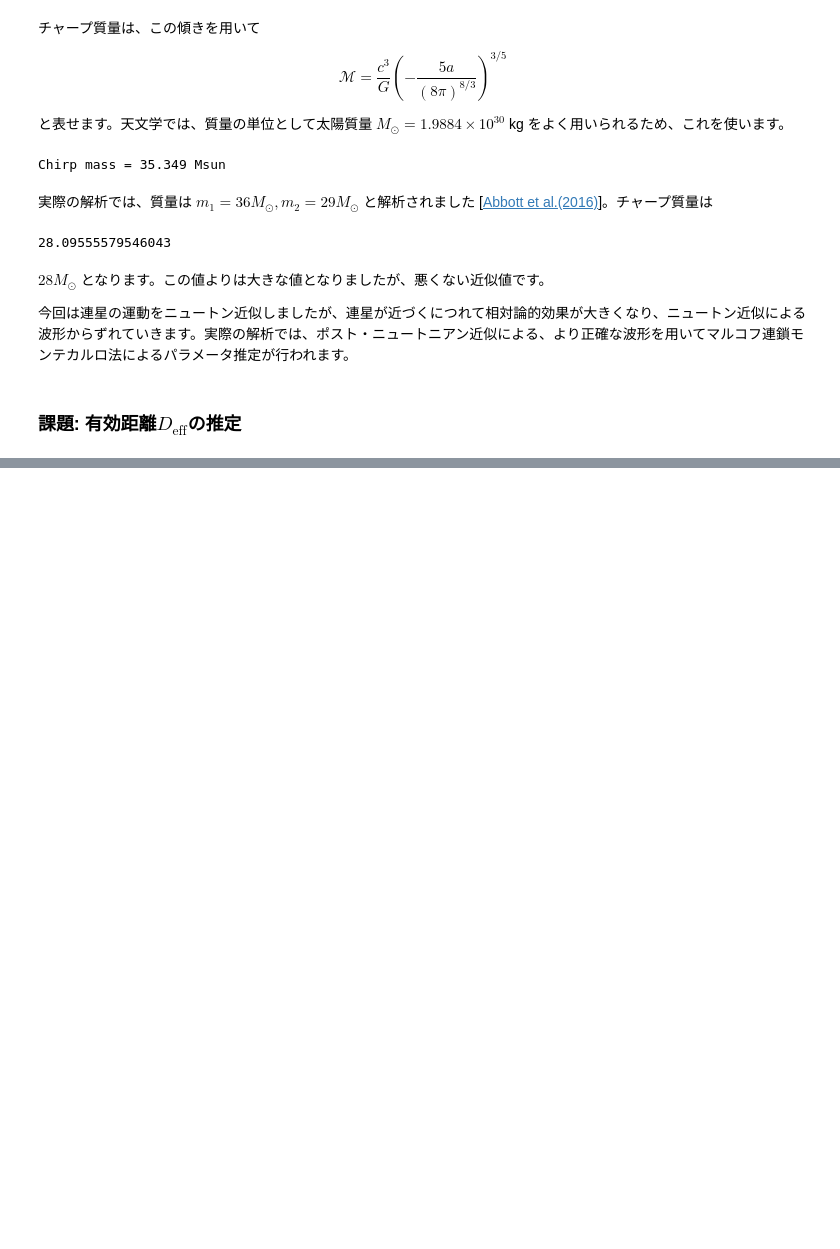
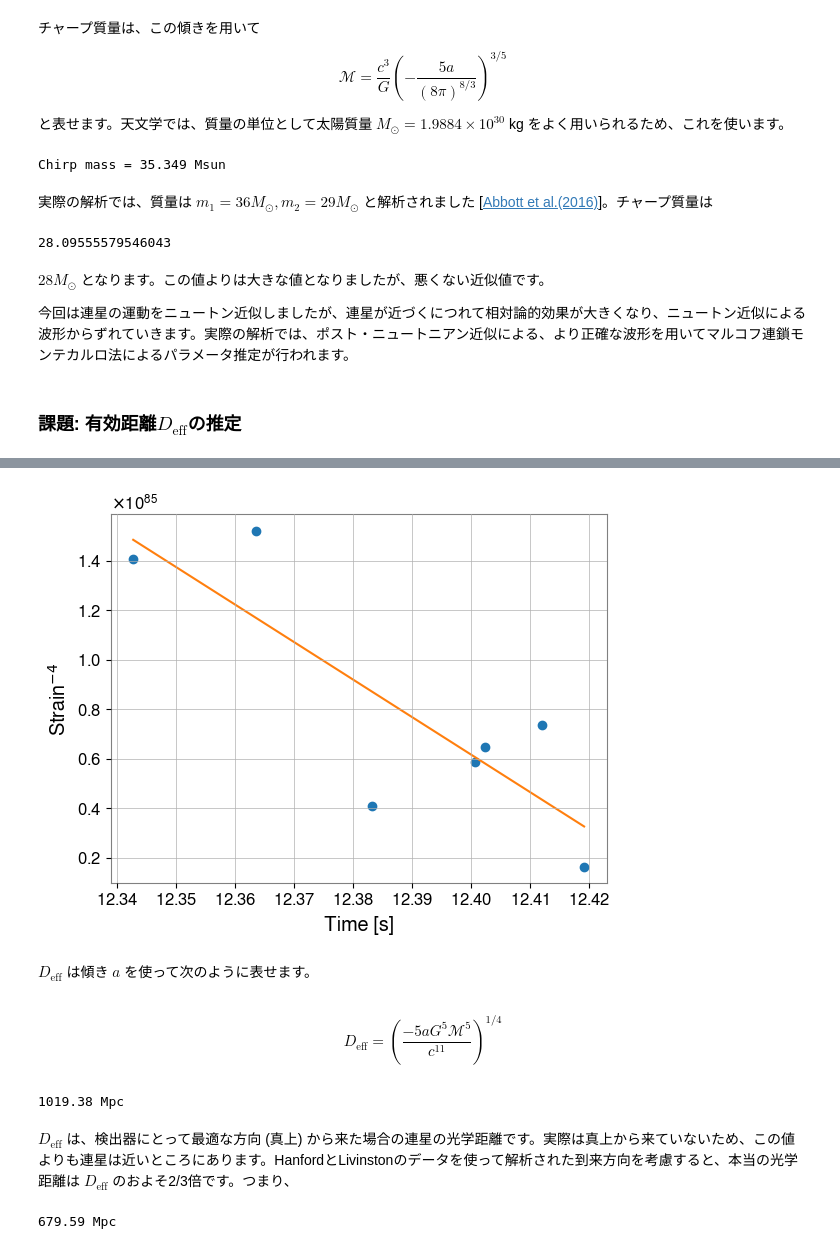
Before and after one commit to somiya-lab/dspn2023-public, a Jupyter notebook: dspn_gw_ja.ipynb, the cells around one changed output, grey strips where cells are left out. Drawn from its saved outputs; the diff is of its cells as text; code cells hidden in the pictures; blank space fills up the shorter version.

```diff
--- a/dspn_gw_ja.ipynb
+++ b/dspn_gw_ja.ipynb
@@ -407,0 +448,30 @@ $$
+# %%
+sample_times = np.linspace(peak_times[0], peak_times[-1], 1000)
+sample_freqs = params[0]*sample_times + params[1]
+
+fig, ax = plt.subplots()
+ax.scatter(peak_times, peak_amps**(-4))
+ax.plot(sample_times, sample_freqs, c='C1')
+ax.set_xlabel('Time [s]')
+ax.set_ylabel(r'Strain${}^{-4}$')
+plt.show()
+# %% [output]
+[figure, added]
+# %% [markdown]
+$D_\text{eff}$ は傾き $a$ を使って次のように表せます。
+# %% [markdown]
+$$
+D_\text{eff} = \left(\frac{-5a G^5 \mathcal{M}^5}{c^{11}}\right)^{1/4}
+$$
+# %%
+D_eff = (-5 * params[0]* G**5 * Mc** 5 / (c**11)) ** (1/4)
+Mpc = 3.086e22 # m
+print(f'{D_eff / Mpc :.2f} Mpc')
+# %% [output]
+1019.38 Mpc
+# %% [markdown]
+$D_\text{eff}$ は、検出器にとって最適な方向 (真上) から来た場合の連星の光学距離です。実際は真上から来ていないため、この値よりも連星は近いところにあります。HanfordとLivinstonのデータを使って解析された到来方向を考慮すると、本当の光学距離は $D_\text{eff}$ のおよそ2/3倍です。つまり、
+# %%
+print(f'{D_eff / 1.5 / Mpc :.2f} Mpc')
+# %% [output]
+679.59 Mpc
```
Also changed, not shown: parts of 9 cells of this notebook, 1 other file.
